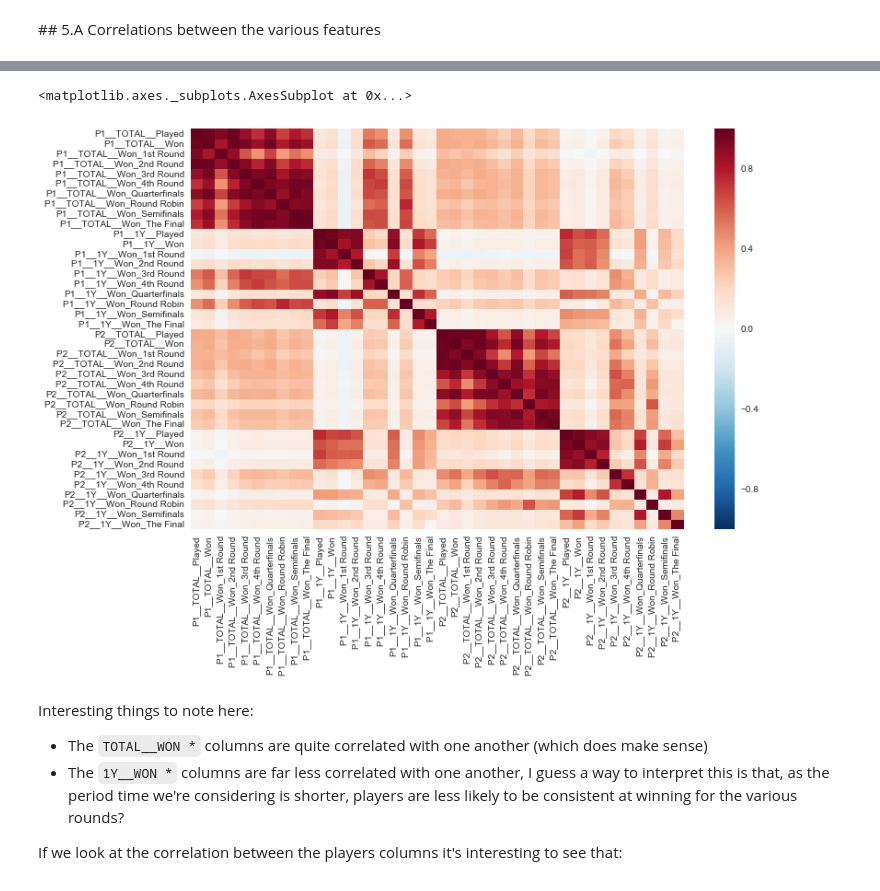
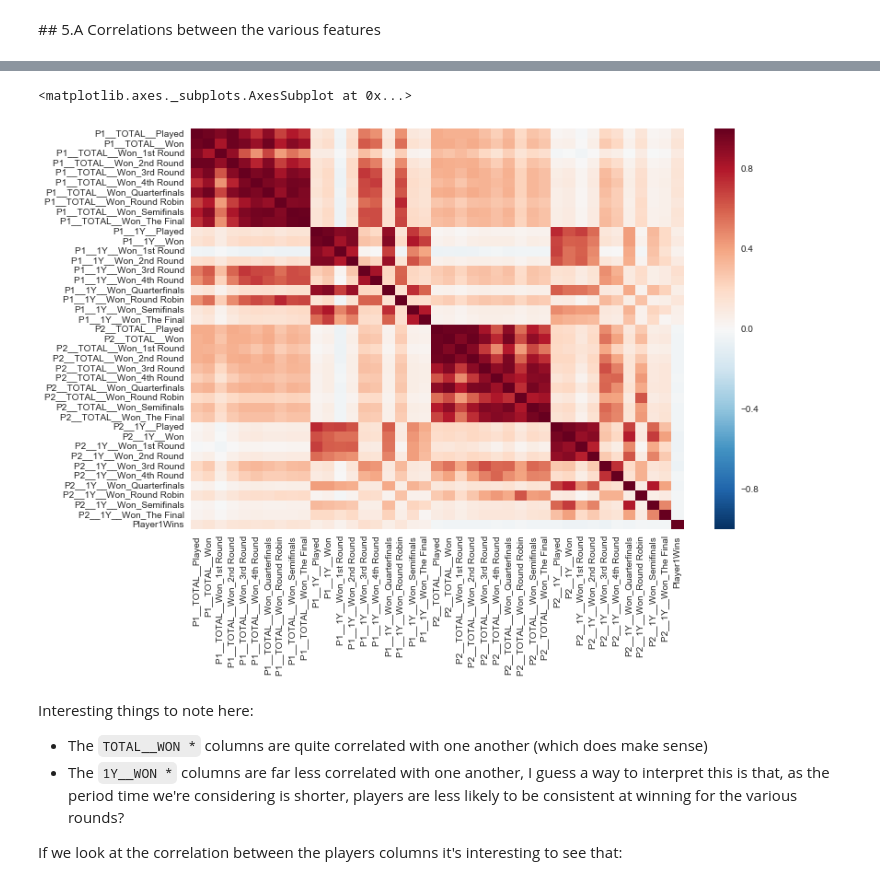
Before and after one commit to Vinh-CHUC/general-assembly-data-science-project, a Jupyter notebook: deliverables/3-ExploratoryDataAnalysis/Exploratory Data Analysis.ipynb, the cells around one changed output, grey strips where cells are left out. Saved outputs shown, nothing was run; the diff lists cells and outputs as text; code cells hidden in the pictures.

```diff
--- a/Exploratory Data Analysis.ipynb
+++ b/deliverables/3-ExploratoryDataAnalysis/Exploratory Data Analysis.ipynb
@@ -24,7 +27,7 @@ mpl.rcParams['figure.figsize'] = (12,8)
 # Importing my helper module
 from tennis_predictor import clean_data
 # %%
-df = pd.read_csv("data.csv", low_memory=False)
+df = pd.read_csv("../../data.csv", low_memory=False)
 COLUMNS = [
     "Location", "Tournament", "Date",
     "Series",
@@ -517,10 +532,10 @@ independant_df[columns].corr().iloc[:10, 20:30]
 | P1__TOTAL__Won_Semifinals | 0.330325 | 0.345996 | 0.294130 | 0.346377 | 0.340933 | ... |
 | P1__TOTAL__Won_The Final | 0.307385 | 0.327104 | 0.268931 | 0.327229 | 0.331607 | ... |
 # %%
-sns.heatmap(independant_df[columns].corr())
+sns.heatmap(independant_df[columns + ["Player1Wins"]].corr())
 # %% [output]
 <matplotlib.axes._subplots.AxesSubplot at 0x...>
-[figure, old version]
+[figure, new version]
 # %% [markdown]
 Interesting things to note here:
 * The `TOTAL__WON *` columns are quite correlated with one another (which does make sense)
```
Also changed, not shown: parts of 10 cells of this notebook.
